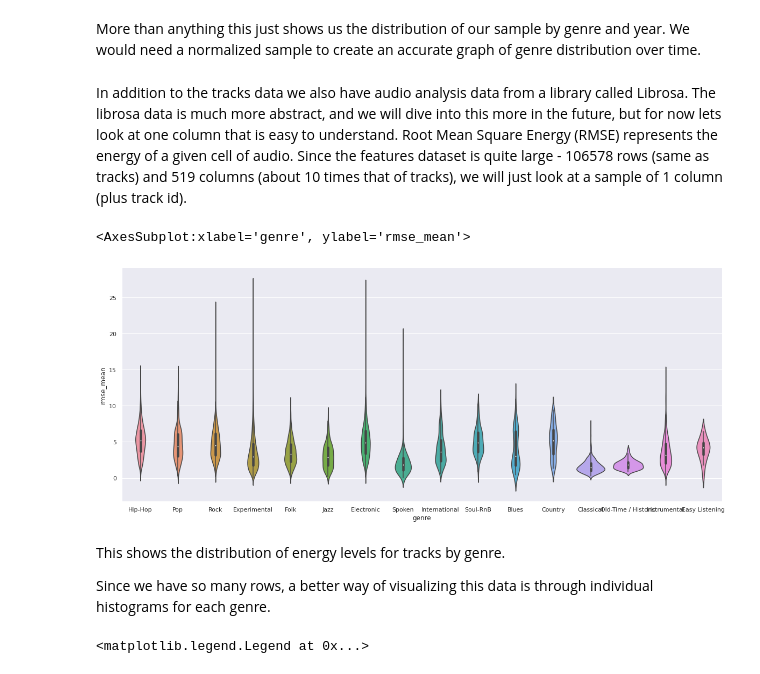
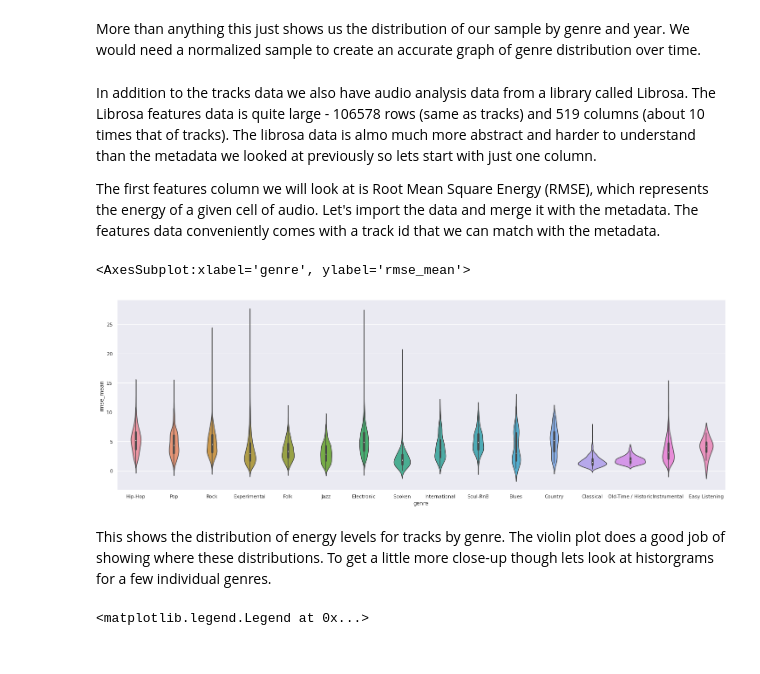
Before and after one commit to Rock-it-science/project-group17-project, a Jupyter notebook: notebooks/analysis1.ipynb, the cells around one changed output. Saved outputs shown, nothing was run; the diff lists cells and outputs as text; code cells hidden in the pictures.

```diff
--- a/notebooks/analysis1.ipynb
+++ b/notebooks/analysis1.ipynb
@@ -121,25 +121,26 @@ plt.legend()
 [figure]
 # %% [markdown]
 More than anything this just shows us the distribution of our sample by genre and year. We would need a normalized sample to create an accurate graph of genre distribution over time.
-# %% [markdown]
-In addition to the tracks data we also have audio analysis data from a library called Librosa. The librosa data is much more abstract, and we will dive into this more in the future, but for now lets look at one column that is easy to understand.
-Root Mean Square Energy (RMSE) represents the energy of a given cell of audio.
-Since the features dataset is quite large - 106578 rows (same as tracks) and 519 columns (about 10 times that of tracks), we will just look at a sample of 1 column (plus track id).
+# %% [markdown]
+In addition to the tracks data we also have audio analysis data from a library called Librosa.
+The Librosa features data is quite large - 106578 rows (same as tracks) and 519 columns (about 10 times that of tracks).
+The librosa data is almo much more abstract and harder to understand than the metadata we looked at previously so lets start with just one column.
+
+The first features column we will look at is Root Mean Square Energy (RMSE), which represents the energy of a given cell of audio.
+Let's import the data and merge it with the metadata. The features data conveniently comes with a track id that we can match with the metadata.
 # %%
 rmse = pd.read_csv("../data/raw/features.csv", skiprows=[0,1,2], usecols=[0, 395])
 rmse = rmse.rename(columns={"track_id":"track id", "Unnamed: 395":"rmse_mean"})
 track_subset['track id'] = track_subset['track id'].astype(int) # Track ID needs to be int type (it starts as string for some reason)
 rmse_meta = pd.merge(track_subset, rmse, on="track id", how="inner") # Combine metadata with RMSE
 # %%
-sns.set(rc={'figure.figsize':(20,8)})
+sns.set(rc={'figure.figsize':(25,8)})
 sns.violinplot(x = rmse_meta['genre'], y = rmse_meta['rmse_mean'])
 # %% [output]
 <AxesSubplot:xlabel='genre', ylabel='rmse_mean'>
-[figure, old version]
+[figure, new version]
-# %% [markdown]
-This shows the distribution of energy levels for tracks by genre.
-
-Since we have so many rows, a better way of visualizing this data is through individual histograms for each genre.
+# %% [markdown]
+This shows the distribution of energy levels for tracks by genre. The violin plot does a good job of showing where these distributions. To get a little more close-up though lets look at historgrams for a few individual genres.
 # %%
 plt.figure(figsize=(16,10))
 
```
Also changed, not shown: parts of 15 cells of this notebook.
